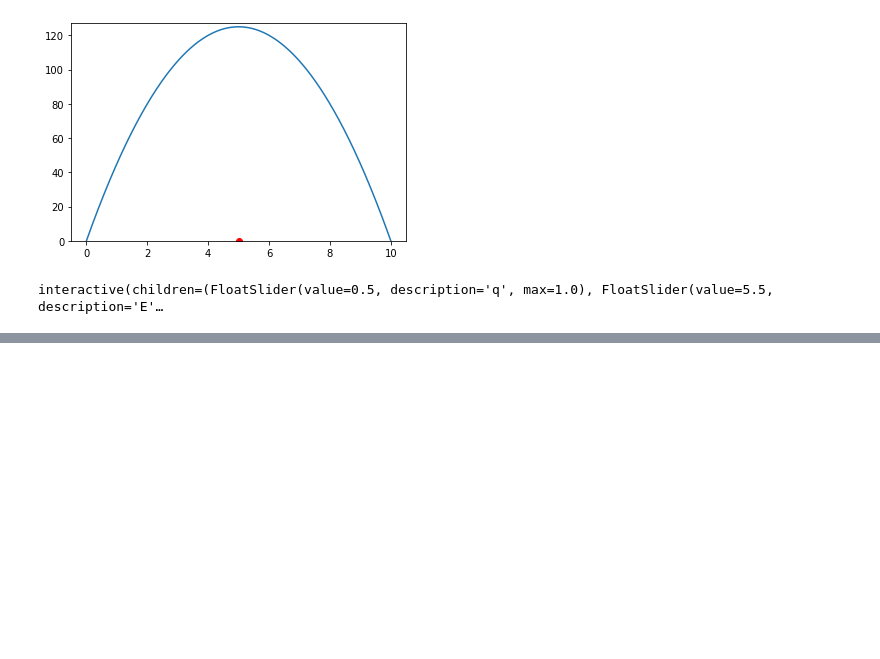
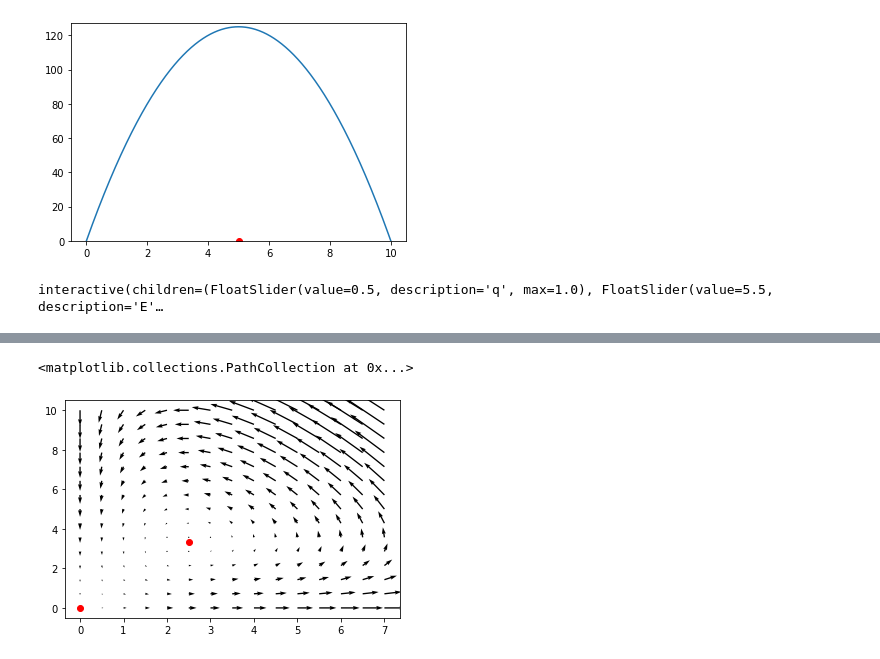
Before and after one commit to jmbarrios/ModelacionII-20222, a Jupyter notebook: 20220426-modelos_de_poblaciones.ipynb, the cells around one changed output, grey strips where cells are left out. Cells and saved outputs as stored; diff of their text form; code cells hidden in the pictures; blank space fills up the shorter version.

```diff
--- a/20220426-modelos_de_poblaciones.ipynb
+++ b/20220426-modelos_de_poblaciones.ipynb
@@ -77,0 +92,21 @@ interactive(children=(FloatSlider(value=0.5, description='q', max=1.0), FloatSli
+# %%
+def f(x, y, r=10, a=3):
+    return r*x-a*x*y
+
+def g(x, y, k=5, b=2):
+    return b*x*y-k*y
+# %%
+x = np.linspace(0, 7, 15)
+y = np.linspace(0, 10, 15)
+X, Y = np.meshgrid(x, y)
+
+dX = f(X, Y)
+dY = g(X, Y)
+# %%
+ptos_equilibrio = np.array([[0, 0], [5/2, 10/3]])
+# %%
+plt.quiver(X, Y, dX, dY)
+plt.scatter(ptos_equilibrio[:, 0], ptos_equilibrio[:, 1], c='r')
+# %% [output]
+<matplotlib.collections.PathCollection at 0x...>
+[figure, added]
```
Also changed, not shown: parts of 1 cell of this notebook.
